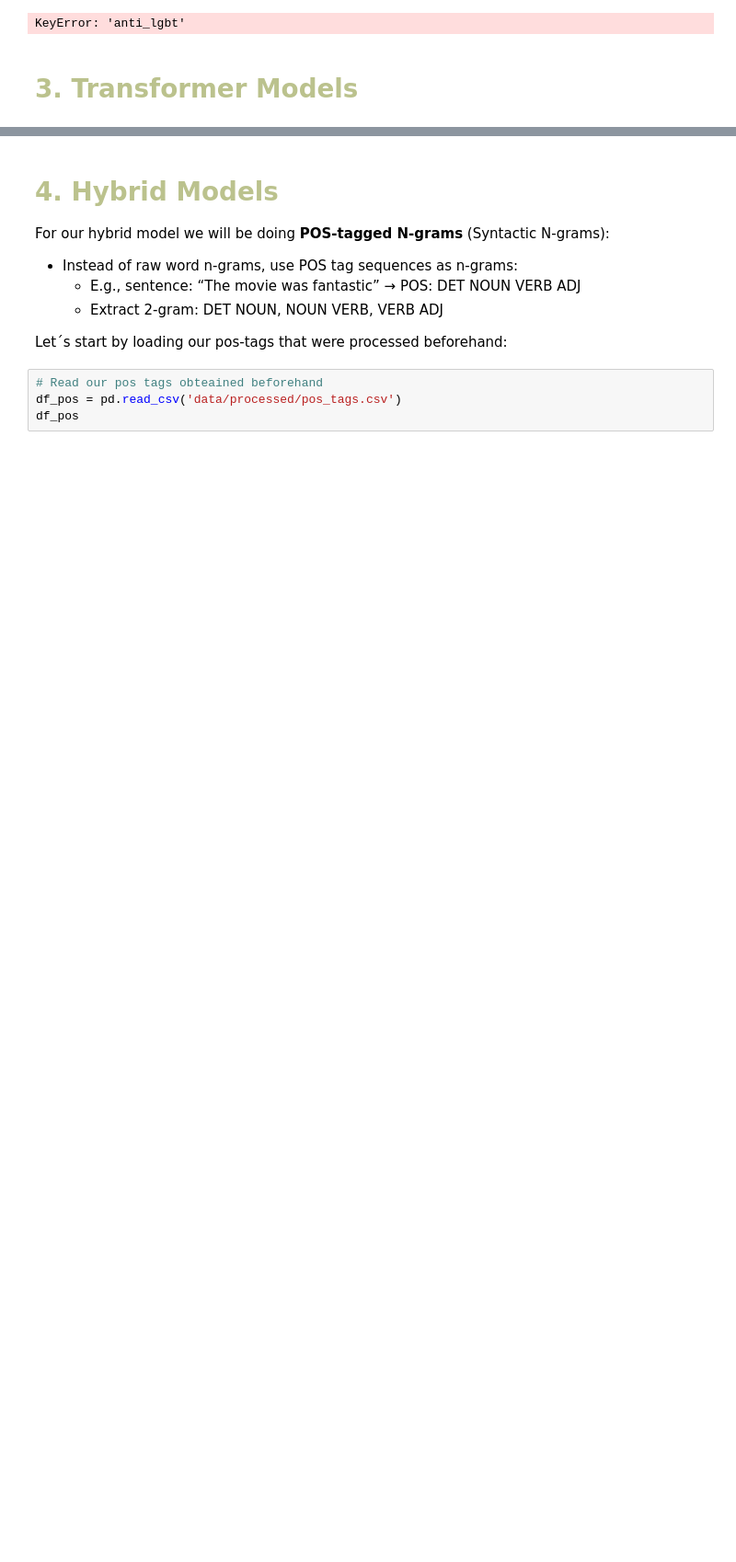
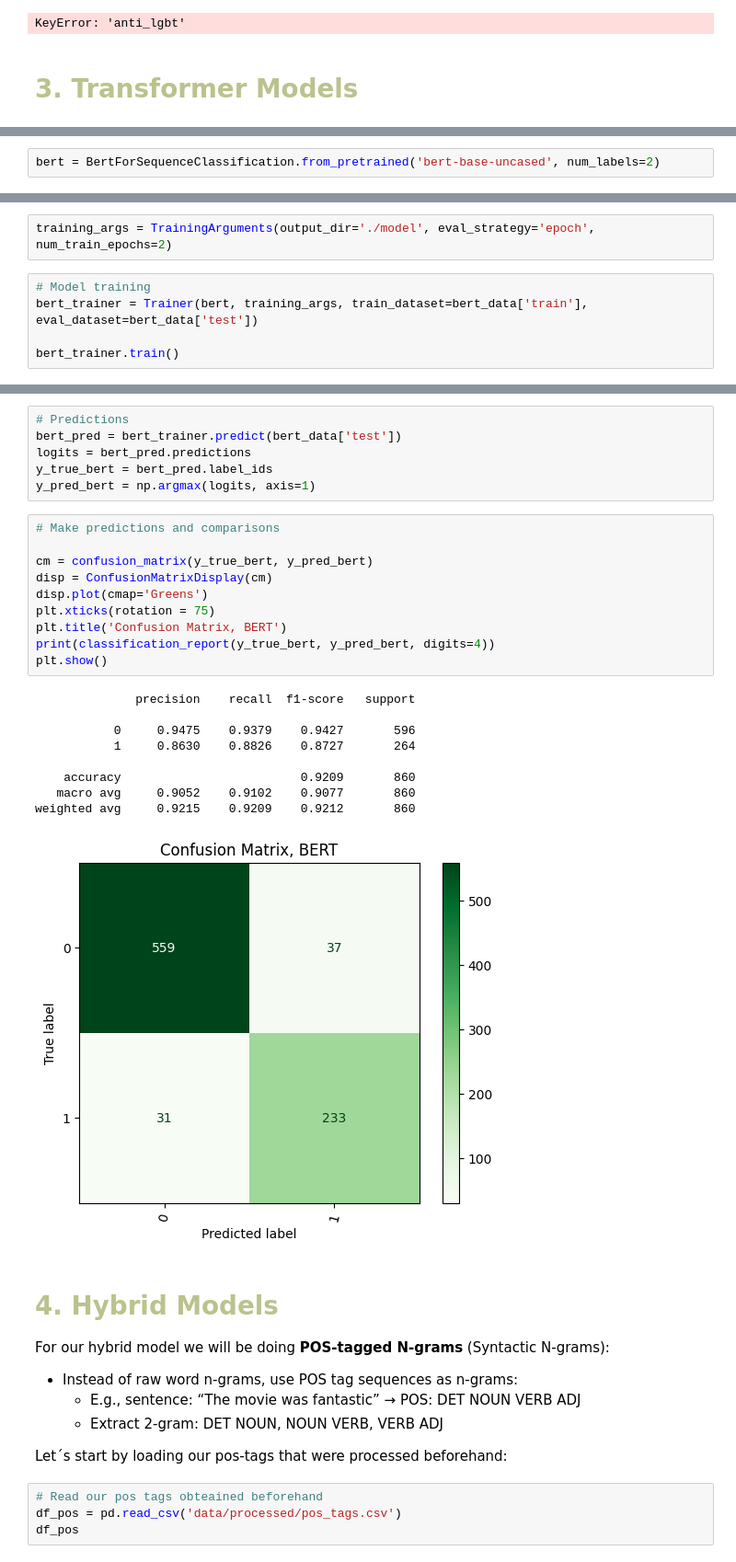
Before and after one commit to aiko-isnt-ded/text-mining-projects, a Jupyter notebook: 3Sentiment_Analysis_2_Electric_Boogaloo/proj3_nlp.ipynb, the cells around one changed output, grey strips where cells are left out. Shown at 92% size. Saved outputs shown, nothing was run; the diff lists cells and outputs as text; blank space fills up the shorter version.

Commit message:
bert yasss (and ur not a person failure viv *mwah*)

```diff
--- a/3Sentiment_Analysis_2_Electric_Boogaloo/proj3_nlp.ipynb
+++ b/3Sentiment_Analysis_2_Electric_Boogaloo/proj3_nlp.ipynb
@@ -459,0 +509,2 @@ KeyError: 'anti_lgbt'
+# %%
+bert = BertForSequenceClassification.from_pretrained('bert-base-uncased', num_labels=2)
@@ -459,0 +514,7 @@ KeyError: 'anti_lgbt'
+# %%
+training_args = TrainingArguments(output_dir='./model', eval_strategy='epoch', num_train_epochs=2)
+# %%
+# Model training
+bert_trainer = Trainer(bert, training_args, train_dataset=bert_data['train'], eval_dataset=bert_data['test'])
+
+bert_trainer.train()
@@ -460,3 +527,29 @@ KeyError: 'anti_lgbt'
+# %%
+# Predictions
+bert_pred = bert_trainer.predict(bert_data['test'])
+logits = bert_pred.predictions
+y_true_bert = bert_pred.label_ids
+y_pred_bert = np.argmax(logits, axis=1)
+# %%
+# Make predictions and comparisons
+
+cm = confusion_matrix(y_true_bert, y_pred_bert)
+disp = ConfusionMatrixDisplay(cm)
+disp.plot(cmap='Greens')
+plt.xticks(rotation = 75)
+plt.title('Confusion Matrix, BERT')
+print(classification_report(y_true_bert, y_pred_bert, digits=4))
+plt.show()
+# %% [output]
+              precision    recall  f1-score   support
+
+           0     0.9475    0.9379    0.9427       596
+           1     0.8630    0.8826    0.8727       264
+
+    accuracy                         0.9209       860
+   macro avg     0.9052    0.9102    0.9077       860
+weighted avg     0.9215    0.9209    0.9212       860
+[figure, added]
 # %% [markdown]
 # <font color= #bbc28d> **4. Hybrid Models** </font>
 For our hybrid model we will be doing **POS-tagged N-grams** (Syntactic N-grams):
```
Also changed, not shown: parts of 8 cells of this notebook, 1 other file.
